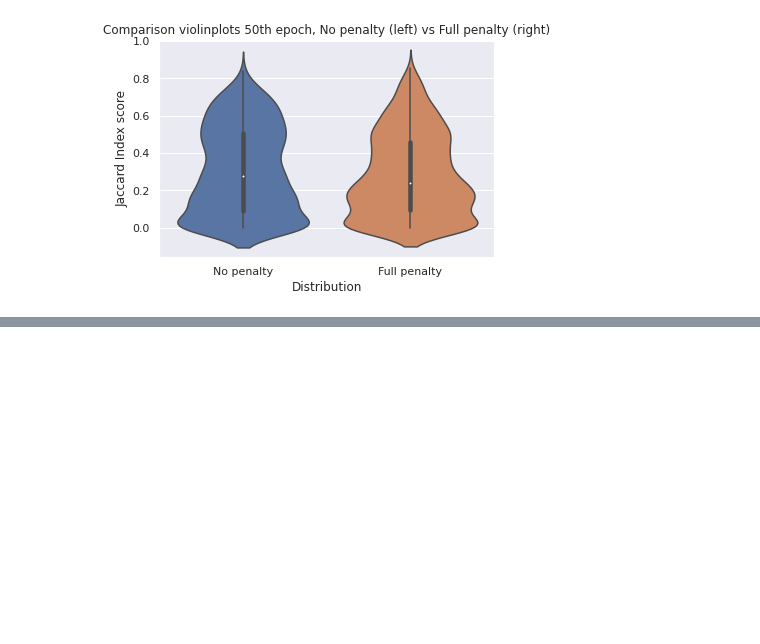
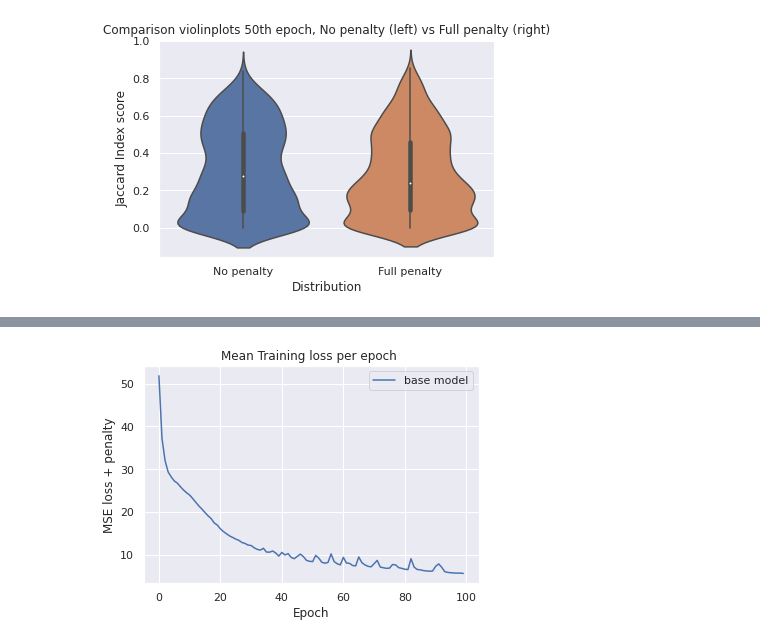
Before and after one commit to Jmckone1/unet, a Jupyter notebook: plot_outputs_2.ipynb, the cells around one changed output, grey strips where cells are left out. Drawn from its saved outputs; the diff is of its cells as text; code cells hidden in the pictures; blank space fills up the shorter version.

Commit message:
updated and added code for running full transfer model and performing predictions

```diff
--- a/plot_outputs_2.ipynb
+++ b/plot_outputs_2.ipynb
@@ -849,3 +849,95 @@ Full penalty mean validation jaccard for epoch 50:  0.28296417209531444
 [figure]
 [figure]
 [figure]
+# %%
+import numpy as np
+import matplotlib.pyplot as plt
+import seaborn as sns
+sns.set_theme()
+import pandas as pd
+
+x ,y ,v ,b  = [],[],[],[]
+x2,y2,v2,b2 = [],[],[],[]
+c ,c1,z ,z1 = [],[],[],[]
+u ,u1,o ,o1 = [],[],[],[]
+
+for i in range(100):
+    x = np.genfromtxt("Checkpoints_RANO/Unet_H16_M8_O4A10/epoch_"+str(i)+"training_loss",delimiter=',')
+    v = np.append(v, np.mean(x[np.logical_not(np.isnan(x))]))
+
+    y = np.genfromtxt("Checkpoints_RANO/Unet_H16_M8_O4A10/epoch_"+str(i)+"validation_loss",delimiter=',')
+    b = np.append(b, np.mean(y[np.logical_not(np.isnan(y))]))
+
+    z = np.genfromtxt("Checkpoints_RANO/Unet_H16_M8_O4A10/epoch_"+str(i)+"jaccard_index",delimiter=',')
+    z = z[np.logical_not(np.isnan(z))]
+    z1 = np.append(z1, np.mean(z))
+
+    u = np.genfromtxt("Checkpoints_RANO/Unet_H16_M8_O4A10/epoch_"+str(i)+"validation_jaccard_index",delimiter=',')
+    u = u[np.logical_not(np.isnan(u))]
+    u1 = np.append(u1, np.mean(u))
+
+print("training penalty model: ", z1)
+print("validation penalty model: ",u1)
+
+ax = plt.subplot()
+ax.plot(range(len(v)),v)
+plt.title("Mean Training loss per epoch ")
+ax.legend(["base model"])
+ax.set(xlabel = "Epoch", ylabel='MSE loss + penalty')
+plt.show()
+
+ax = plt.subplot()
+ax.plot(range(len(b)),b)
+plt.title("Mean Validation loss per epoch ")
+ax.legend(["base model"])
+ax.set(xlabel = "Epoch", ylabel='MSE loss + penalty')
+plt.show()
+
+ax = plt.subplot()
+ax.plot(range(len(z1)),z1)
+plt.title("Mean Training jaccard per epoch ")
+ax.legend(["base model"])
+ax.set(xlabel = "Epoch", ylabel='Jaccard Index score')
+plt.show()
+
+ax = plt.subplot()
+ax.plot(range(len(u1)),u1)
+plt.title("Mean Validation jaccard per epoch ")
+ax.legend(["base model"])
+ax.set(xlabel = "Epoch", ylabel='Jaccard Index score')
+plt.show()
+
+##################################################################################################################
+##################################################################################################################
+
+Val0 = np.genfromtxt("Checkpoints_RANO/Unet_H16_M8_O4A10/epoch_"+str(100-41)+"validation_jaccard_index",delimiter=',')
+Val01 = np.genfromtxt("Checkpoints_RANO/Unet_H16_M8_O4A10/epoch_"+str(100-41)+"jaccard_index",delimiter=',')
+val1 = pd.DataFrame(data=Val0, columns=range(1)).assign(Distribution="No penalty")
+net_1 = pd.melt(val1, id_vars=['Distribution'])
+
+
+validation_plots = pd.melt(val1, id_vars=['Distribution'])
+
+######################################
+
+ax = sns.boxplot(x="Distribution", y="value", data=net_1)  # RUN PLOT
+plt.title("No Penalty model boxplot for output of 50th epoch")
+ax.set(ylabel='Jaccard Index score')
+plt.show()
+print("No penalty mean training jaccard for epoch 50: ", np.mean(Val01[np.logical_not(np.isnan(Val01))]))
+print("No penalty mean validation jaccard for epoch 50: ", np.mean(Val0[np.logical_not(np.isnan(Val0))]))
+
+######################################
+
+ax = sns.violinplot(x="Distribution", y="value", data=net_1)  # RUN PLOT
+plt.title("No Penalty model violinplot for output of 50th epoch")
+ax.set(ylabel='Jaccard Index score')
+plt.show()
+
+######################################
+
+ax = sns.boxplot(x="Distribution", y="value", data=validation_plots)  # RUN PLOT
+plt.title("Comparison boxplots 50th epoch, No penalty (left) vs Full penalty (right)")
+ax.set(ylabel='Jaccard Index score')
+plt.show()
+# %% [output]
@@ -851,0 +961 @@ Full penalty mean validation jaccard for epoch 50:  0.28296417209531444
+[figure, added]
```
Also changed, not shown: parts of 1 cell of this notebook, 19 other files.
